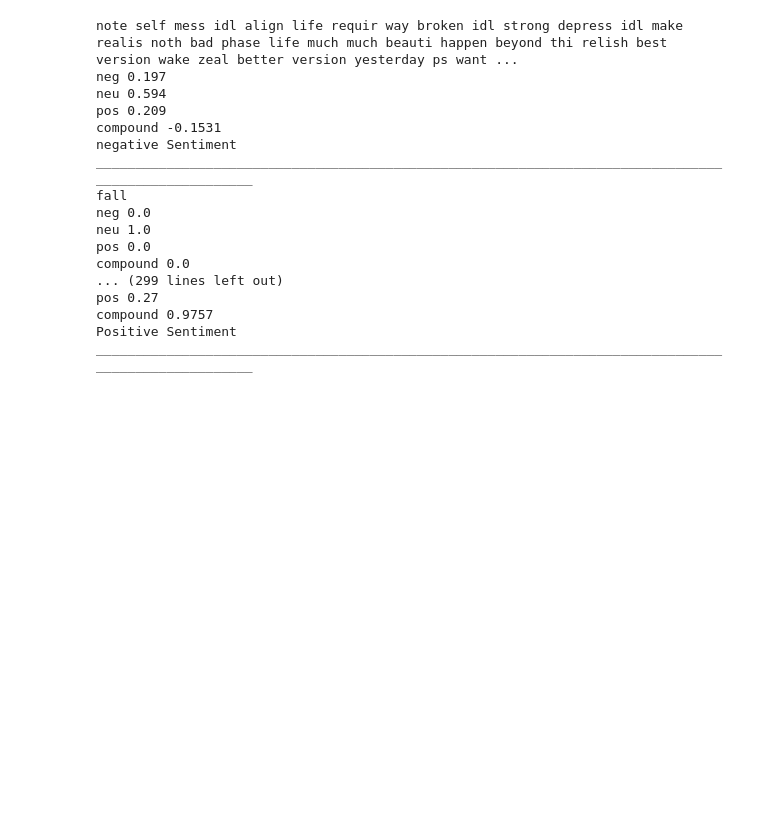
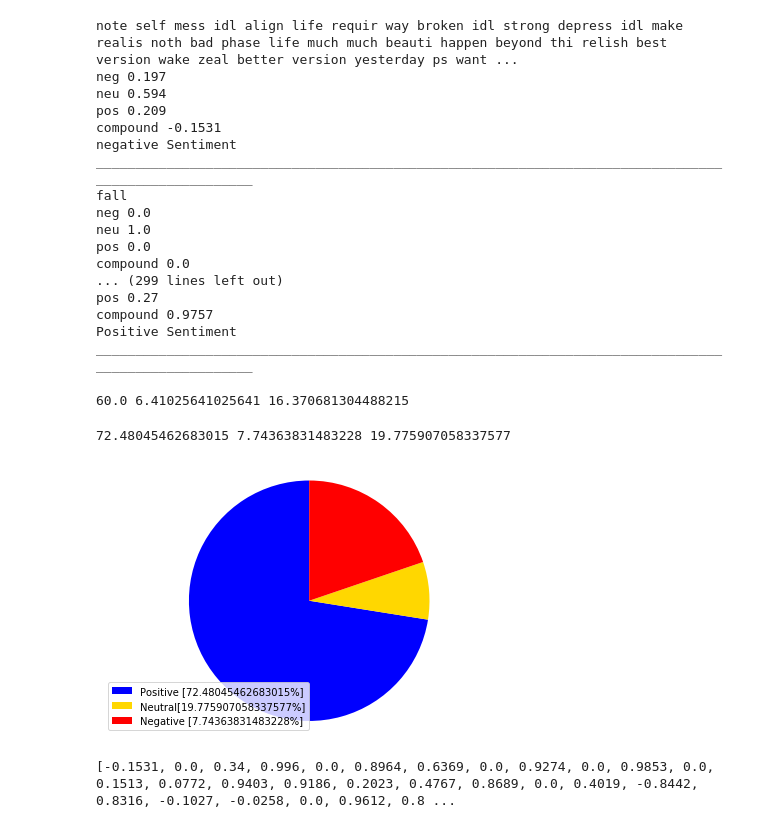
Before and after one commit to niladribit69/FB_Sentiment_Analysis, a Jupyter notebook: FB_SENTIMENT_ANALYSIS.ipynb, the cells around one changed output. Saved outputs shown, nothing was run; the diff lists cells and outputs as text; code cells hidden in the pictures; blank space fills up the shorter version.

```diff
--- a/FB_SENTIMENT_ANALYSIS.ipynb
+++ b/FB_SENTIMENT_ANALYSIS.ipynb
@@ -214,17 +211,25 @@ print(message['message'])
 Name: message, dtype: object
 # %%
 a=message['message']
+positive=0
+negative=0
+neutral=0
+arr=[]
 for i in a:
     ss=sid.polarity_scores(i)
     print(i)
     for k in ss:
         print(k,ss[k])
+    arr.append(ss['compound'])
     if(ss['compound']>=0.05):
         print("Positive Sentiment")
+        positive+=1
     elif(ss['compound']<=-0.05):
         print("negative Sentiment")
+        negative+=1
     else:
         print("Neutral Sentiment")
+        neutral+=1
     print('_'*100)
 # %% [output]
 note self mess idl align life requir way broken idl strong depress idl make realis noth bad phase life much much beauti happen beyond thi relish best version wake zeal better version yesterday ps want ...
@@ -244,3 +249,30 @@ pos 0.27
 compound 0.9757
 Positive Sentiment
 ____________________________________________________________________________________________________
+# %%
+import matplotlib.pyplot as plt
+print(positive,negative,neutral)
+# %% [output]
+60.0 6.41025641025641 16.370681304488215
+# %%
+positiv=((positive)/(positive+neutral+negative))*100
+negativ=((negative)/(positive+neutral+negative))*100
+neutra=((neutral)/(positive+neutral+negative))*100
+print(positiv,negativ,neutra)
+# %% [output]
+72.48045462683015 7.74363831483228 19.775907058337577
+# %%
+labels=['Positive ['+str(positiv)+'%]','Neutral['+str(neutra)+'%]','Negative ['+str(negativ)+'%]']
+sizes=[positiv,negativ,neutra]
+colors=['blue','gold','red']
+patches,texts=plt.pie(sizes,colors=colors,startangle=90)
+plt.legend(patches,labels,loc='best')
+plt.axis('equal')
+plt.tight_layout()
+plt.show()
+# %% [output]
+[figure, added]
+# %%
+print(arr)
+# %% [output]
+[-0.1531, 0.0, 0.34, 0.996, 0.0, 0.8964, 0.6369, 0.0, 0.9274, 0.0, 0.9853, 0.0, 0.1513, 0.0772, 0.9403, 0.9186, 0.2023, 0.4767, 0.8689, 0.0, 0.4019, -0.8442, 0.8316, -0.1027, -0.0258, 0.0, 0.9612, 0.8 ...
```
Also changed, not shown: parts of 2 cells of this notebook.
